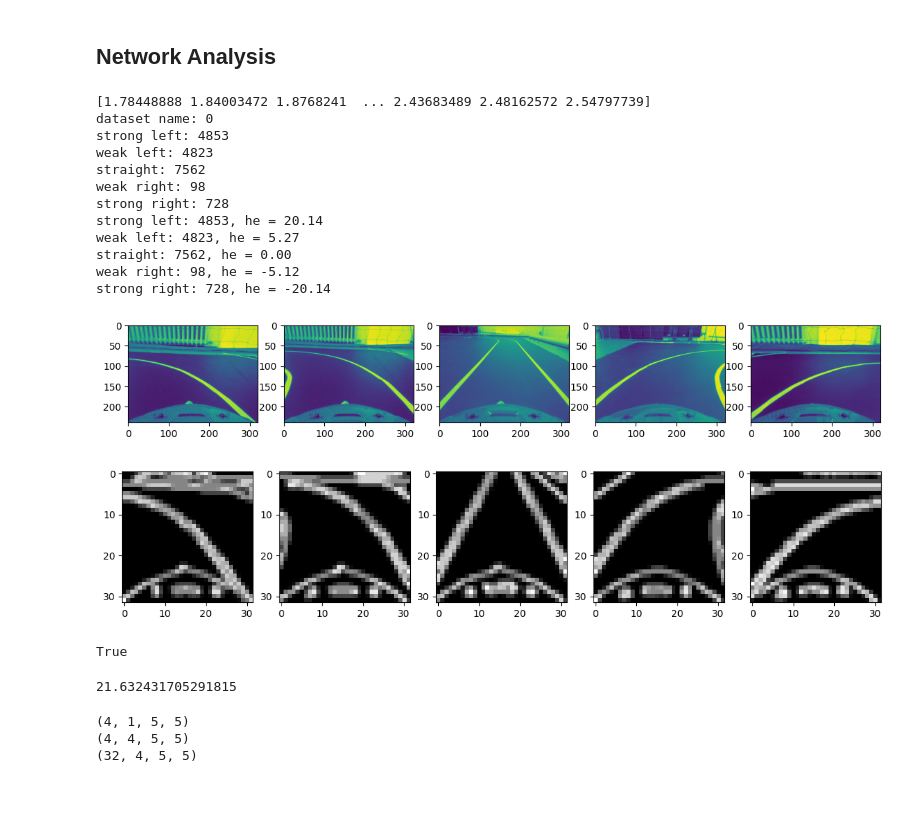
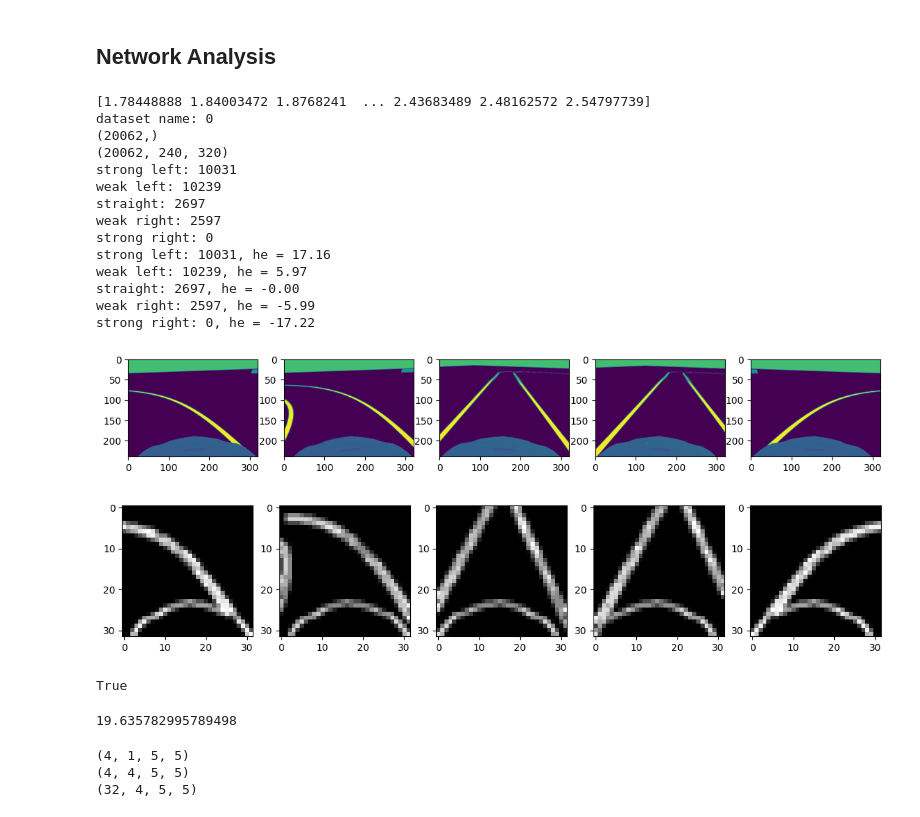
Before and after one commit to matgrand/bfmc_2022, a Jupyter notebook: thesis_images.ipynb, the cells around one changed output. Drawn from its saved outputs; the diff is of its cells as text; code cells hidden in the pictures.

Commit message:
modified to load sim imgs

```diff
--- a/thesis_images.ipynb
+++ b/thesis_images.ipynb
@@ -232,15 +232,42 @@ imgs = ds['imgs']
 locs = ds['locs']
 print(f'dataset name: {ds["name"]}')
 
+#tmp get a simulator dataset
+npz = my_load('tmp/dss/ds_0.npz')
+imgs = npz['imgs']
+imgs= np.concatenate((imgs, np.flip(np.flip(imgs, axis=2), axis=0)))
+
+hes = np.rad2deg(my_load('tmp/hes/hes_0_60.npz')['hes'])
+hes = np.concatenate((hes, np.flip(-hes, axis=0)))
+
+print(hes.shape)
+print(imgs.shape)
+
+
+
 strong_left = None
 strong_right = None
 weak_left = None
 weak_right = None
 straight = None
 
+# i = 0
+# while (strong_left is None or strong_right is None or weak_left is None or weak_right is None or straight is None) and i < len(hes):
+#     if hes[i] < -20 and strong_right is None:
+#         strong_right = i
+#     if -6 < hes[i] < -5 and weak_right is None:
+#         weak_right = i
+#     if -0.001 < hes[i] < 0.001 and straight is None:
+#         straight = i
+#     if 5 < hes[i] < 6 and weak_left is None:
+#         weak_left = i
+#     if hes[i] > 20 and strong_left is None:
+#         strong_left = i
+#     i += 1
+
 i = 0
 while (strong_left is None or strong_right is None or weak_left is None or weak_right is None or straight is None) and i < len(hes):
-    if hes[i] < -20 and strong_right is None:
+    if hes[i] < -17 and strong_right is None:
         strong_right = i
     if -6 < hes[i] < -5 and weak_right is None:
         weak_right = i
@@ -248,9 +275,15 @@ while (strong_left is None or strong_right is None or weak_left is None or weak_
         straight = i
     if 5 < hes[i] < 6 and weak_left is None:
         weak_left = i
-    if hes[i] > 20 and strong_left is None:
+    if hes[i] > 17 and strong_left is None:
         strong_left = i
     i += 1
+
+assert strong_left is not None
+assert strong_right is not None
+assert weak_left is not None
+assert weak_right is not None
+assert straight is not None
 
 print(f'strong left: {strong_left}')
 print(f'weak left: {weak_left}')
@@ -271,50 +304,52 @@ img_straight_or = imgs[straight]
 img_weak_right_or = imgs[weak_right]
 img_strong_right_or = imgs[strong_right]
 
 fig, ax = plt.subplots(1,5, figsize=(14,4))
 ax[0].imshow(img_strong_left_or)
 ax[1].imshow(img_weak_left_or)
 ax[2].imshow(img_straight_or)
 ax[3].imshow(img_weak_right_or)
 ax[4].imshow(img_strong_right_or)
 plt.show()
 
 #preprocess images
 img_strong_left = preprocess_image(img_strong_left_or, keep_bottom=0.8)
 img_weak_left = preprocess_image(img_weak_left_or, keep_bottom=0.8)
 img_straight = preprocess_image(img_straight_or, keep_bottom=0.8)
 img_weak_right = preprocess_image(img_weak_right_or, keep_bottom=0.8)
 img_strong_right = preprocess_image(img_strong_right_or, keep_bottom=0.8)
 
 fig, ax = plt.subplots(1,5, figsize=(14,4))
 ax[0].imshow(img_strong_left, cmap='gray')
 ax[1].imshow(img_weak_left, cmap='gray')
 ax[2].imshow(img_straight, cmap='gray')
 ax[3].imshow(img_weak_right, cmap='gray')
 ax[4].imshow(img_strong_right, cmap='gray')
 plt.show()
 
 #save images
-cv.imwrite('tmp/random/strong_left.png', img_strong_left)
-cv.imwrite('tmp/random/weak_left.png', img_weak_left)
-cv.imwrite('tmp/random/straight.png', img_straight)
-cv.imwrite('tmp/random/weak_right.png', img_weak_right)
-cv.imwrite('tmp/random/strong_right.png', img_strong_right)
+cv.imwrite('tmp/random/sim_strong_left.png', img_strong_left_or)
+cv.imwrite('tmp/random/sim_weak_left.png', img_weak_left_or)
+cv.imwrite('tmp/random/sim_straight.png', img_straight_or)
+cv.imwrite('tmp/random/sim_weak_right.png', img_weak_right_or)
+cv.imwrite('tmp/random/sim_strong_right.png', img_strong_right_or)
 # %% [output]
 [1.78448888 1.84003472 1.8768241  ... 2.43683489 2.48162572 2.54797739]
 dataset name: 0
-strong left: 4853
-weak left: 4823
-straight: 7562
-weak right: 98
-strong right: 728
-strong left: 4853, he = 20.14
-weak left: 4823, he = 5.27
-straight: 7562, he = 0.00
-weak right: 98, he = -5.12
-strong right: 728, he = -20.14
+(20062,)
+(20062, 240, 320)
+strong left: 10031
+weak left: 10239
+straight: 2697
+weak right: 2597
+strong right: 0
+strong left: 10031, he = 17.16
+weak left: 10239, he = 5.97
+straight: 2697, he = -0.00
+weak right: 2597, he = -5.99
+strong right: 0, he = -17.22
-[figure, old version]
+[figure, new version]
-[figure, old version]
+[figure, new version]
 True
 # %%
 # NETWORK ANALYSIS
@@ -339,7 +374,7 @@ print(output)
 
 #load network
 # %% [output]
-21.632431705291815
+19.635782995789498
 # %%
 # VISUALIZE CONVOLUTIONAL FILTERS
 conv_layers = []
```
Also changed, not shown: parts of 2 cells of this notebook.
